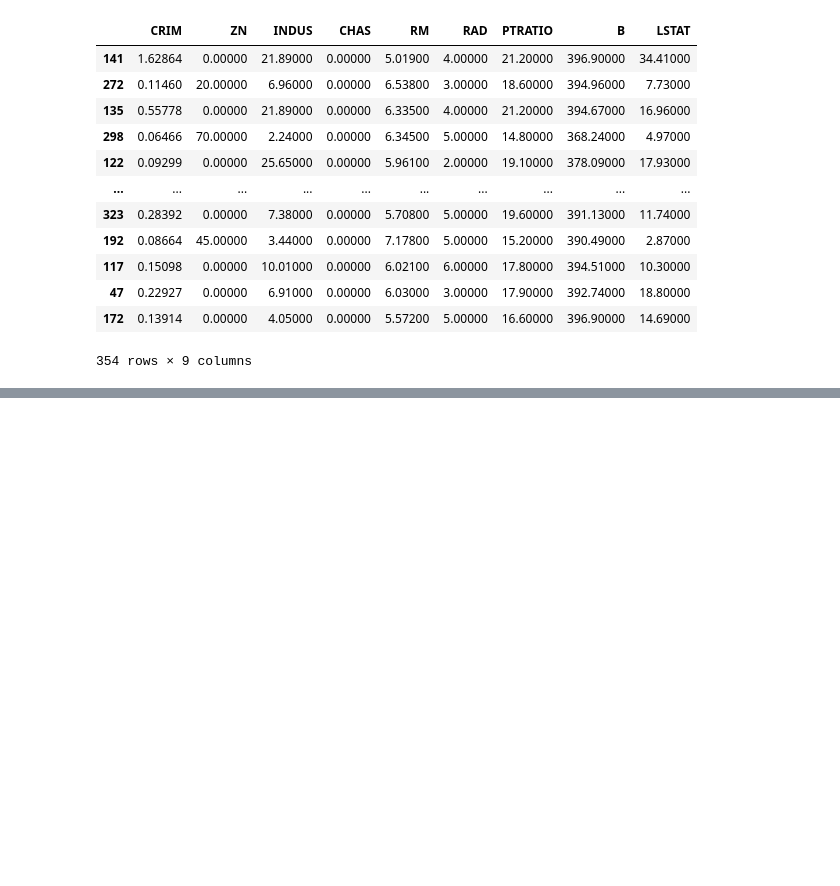
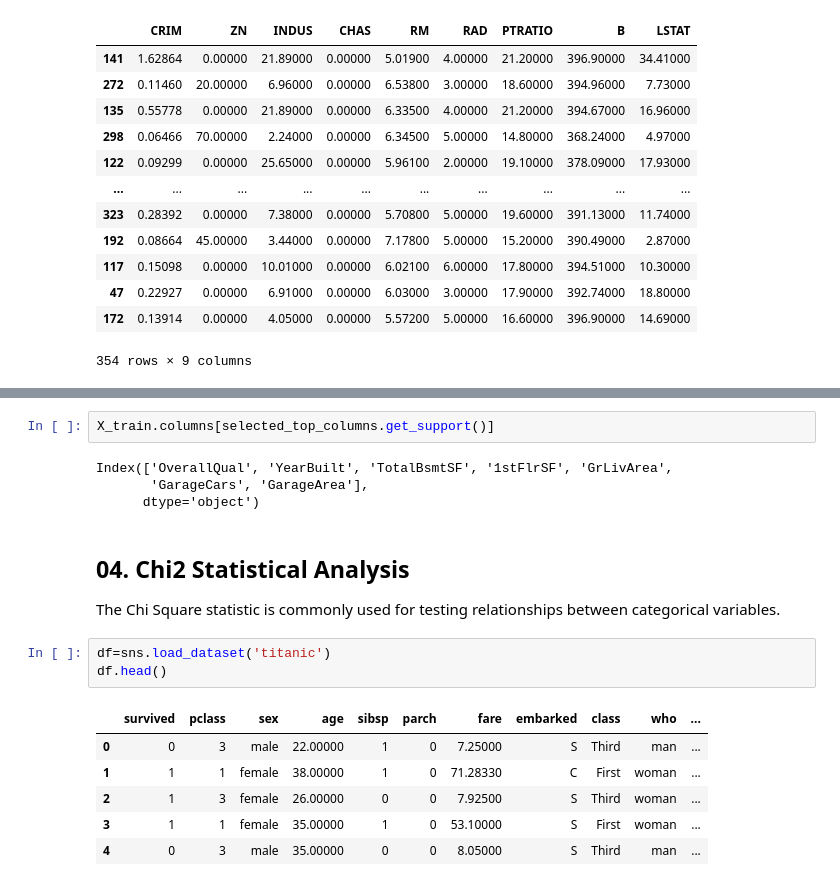
Before and after one commit to behzad89/SQL_GDAL_Commnds, a Jupyter notebook: ML_codes/[Data] Feature Engneering/06_Feature Selection.ipynb, the cells around one changed output, grey strips where cells are left out. Drawn from its saved outputs; the diff is of its cells as text; blank space fills up the shorter version.

```diff
--- a/ML_codes/[Data] Feature Engneering/06_Feature Selection.ipynb
+++ b/ML_codes/[Data] Feature Engneering/06_Feature Selection.ipynb
@@ -162,0 +408,19 @@ X_train.drop(corr_features,axis=1)
+# %%
+X_train.columns[selected_top_columns.get_support()]
+# %% [output]
+Index(['OverallQual', 'YearBuilt', 'TotalBsmtSF', '1stFlrSF', 'GrLivArea',
+       'GarageCars', 'GarageArea'],
+      dtype='object')
+# %% [markdown]
+## 04. Chi2 Statistical Analysis
+The Chi Square statistic is commonly used for testing relationships between categorical variables.
+# %%
+df=sns.load_dataset('titanic')
+df.head()
+# %% [output]
+|  | survived | pclass | sex | age | sibsp | parch | fare | embarked | class | who | ... |
+| 0 | 0 | 3 | male | 22.00000 | 1 | 0 | 7.25000 | S | Third | man | ... |
+| 1 | 1 | 1 | female | 38.00000 | 1 | 0 | 71.28330 | C | First | woman | ... |
+| 2 | 1 | 3 | female | 26.00000 | 0 | 0 | 7.92500 | S | Third | woman | ... |
+| 3 | 1 | 1 | female | 35.00000 | 1 | 0 | 53.10000 | S | First | woman | ... |
+| 4 | 0 | 3 | male | 35.00000 | 0 | 0 | 8.05000 | S | Third | man | ... |
```
Also changed, not shown: parts of 44 cells of this notebook.
